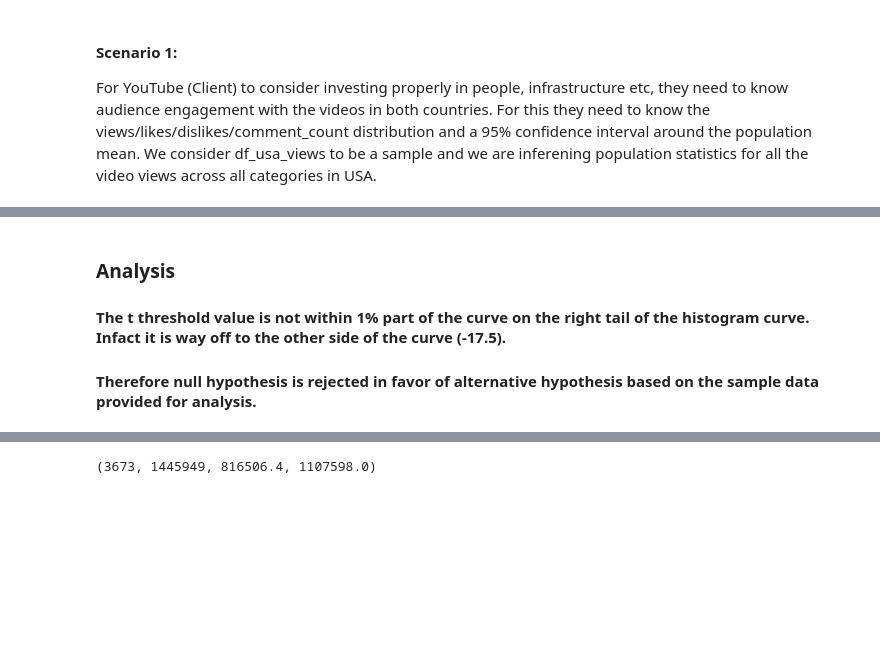
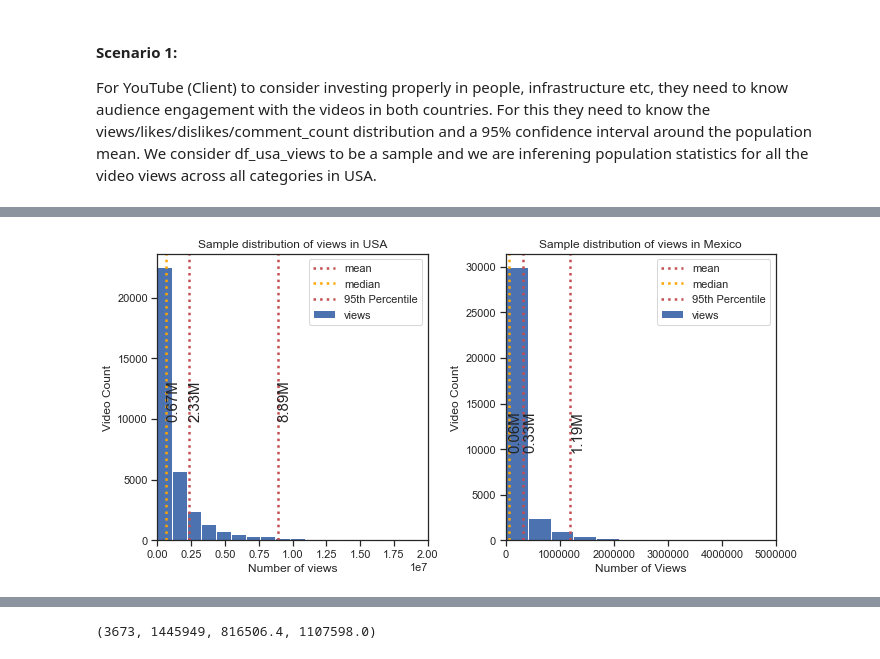
Before and after one commit to fariha23/YouTube_Data_Analysis_Video_Categories, a Jupyter notebook: YouTube-Statistics.ipynb, the cells around one changed output, grey strips where cells are left out. Cells and saved outputs as stored; diff of their text form; code cells hidden in the pictures; blank space fills up the shorter version.

```diff
--- a/YouTube-Statistics.ipynb
+++ b/YouTube-Statistics.ipynb
@@ -27,14 +44,3 @@ df_usa_comments_log=np.log10(df_usa['comment_count']+1)
 
 #Shows in USA
 shows_usa_df=dw.combined_usa_mx_df.loc[dw.combined_usa_mx_df.category_name=='Shows']
-# %%
-#FUNCTIONS:
-
-def ecdf(data):
-    x=np.sort(data)
-    y=np.arange(1,len(x)+1)/len(x)
-    _=plt.plot(x,y,marker='.',linestyle='none')
-
-def vertical_line(df, func, label, color, text_place):
-    _=plt.axvline(func(df), color=color, linestyle=':', label=label, lw=2.5)
-    _=plt.text(func(df),text_place,'{:,.2f}M' .format((func(df))/1000000),rotation=90, fontsize=15)
@@ -121,4 +97,53 @@ t_threshold_value from sample data and mu value: -17.502649316963286
-# %% [markdown]
-### Analysis
-#### The t threshold value is not within 1% part of the curve on the right tail of the histogram curve. Infact it is way off to the other side of the curve (-17.5).
-#### Therefore null hypothesis is rejected in favor of alternative hypothesis based on the sample data provided for analysis.
+# %%
+#Finding sample statistics of the "views" in the USA/MX. Sample is the data provided in df_usa_views and df_mx_views
+
+#1. Sample stats of df_usa_views
+
+mean_views_usa,std_views_usa,median_views_usa,percentile_views_usa= samplestats(df_usa_views,95)
+
+# 2. Plotting hist distribution of sample df_usa_views
+#Almost all of the videos in USA got views under 20 million mark therefore I set the xlim(0, 20Million)
+fig, axes = plt.subplots(nrows=1,ncols=2,figsize=(10,5))
+histo(axes[0],df_usa_views,title='Sample distribution of views in USA', x_label='Number of views',y_label='Video Count',xlim=20000000,bins=200)
+#Plotting Mean vertical line
+vertical_line(axes[0],mean_views_usa, 'mean', 'r', 10000)
+#Plotting Median vertical line
+vertical_line(axes[0],median_views_usa, 'median', 'orange', 10000)
+#Plotting 95th percentile
+vertical_line(axes[0],percentile_views_usa, '95th Percentile', 'r',10000)
+
+#1. Sample stats of df_mx_views
+mean_views_mx,std_views_mx,median_views_mx,percentile_views_mx= samplestats(df_mx_views,95)
+
+# 2. Plotting hist distribution of sample df_mx_views
+
+histo(axes[1],df_mx_views,title='Sample distribution of views in Mexico',x_label= 'Number of Views',y_label='Video Count',xlim=5000000,bins=150)
+#Plotting Mean vertical line
+vertical_line(axes[1],mean_views_mx, 'mean', 'r', 10000)
+#Plotting Median vertical line
+vertical_line(axes[1],median_views_mx, 'median', 'orange', 10000)
+#Plotting 95th percentile
+vertical_line(axes[1],percentile_views_mx, '95th Percentile', 'r',10000)
+
+#Commentary
+print('________________________________________________')
+print("USA SAMPLE STATISTICS - VIEWS")
+print('________________________________________________')
+print(".95% of the views are under: " + '{:,.2f}M' .format(percentile_views_usa/1000000))
+print(".Other statistics of the views in the USA:")
+print('.Sample Mean= {:,.2f}M'.format(mean_views_usa/1000000))
+print('.Sample Standard Error = {:,.2f}M'.format(std_views_usa/1000000))
+print('.Sample Median= {:,.2f}M'.format(median_views_usa/1000000))
+print(".The PEAK of the distribution is closer to it's median {:,.2f}M, rather than mean {:,.2f}M".format(median_views_usa/1000000, mean_views_usa/1000000))
+print("...This is expected behavior from a left skewed distribution")
+print('________________________________________________')
+print("Mexico SAMPLE STATISTICS - VIEWS")
+print('________________________________________________')
+print(".95% of the views are under: " + '{:,.2f}M' .format(percentile_views_mx/1000000))
+print(".Other statistics of the views in the Mexico:")
+print('.Sample Mean= {:,.2f}M'.format(mean_views_mx/1000000))
+print('.Sample Standard Error = {:,.2f}M'.format(std_views_mx/1000000))
+print('.Sample Median= {:,.2f}M'.format(median_views_mx/1000000))
+#print(".The PEAK of the distribution is closer to it's median {:,.2f}M, rather than mean {:,.2f}M".format(median/1000000, mean/1000000))
+#print("...This is expected behavior from a left skewed distribution")
+# %% [output]
@@ -124,0 +168 @@ t_threshold_value from sample data and mu value: -17.502649316963286
+[figure, added]
```
Also changed, not shown: parts of 16 cells of this notebook.
